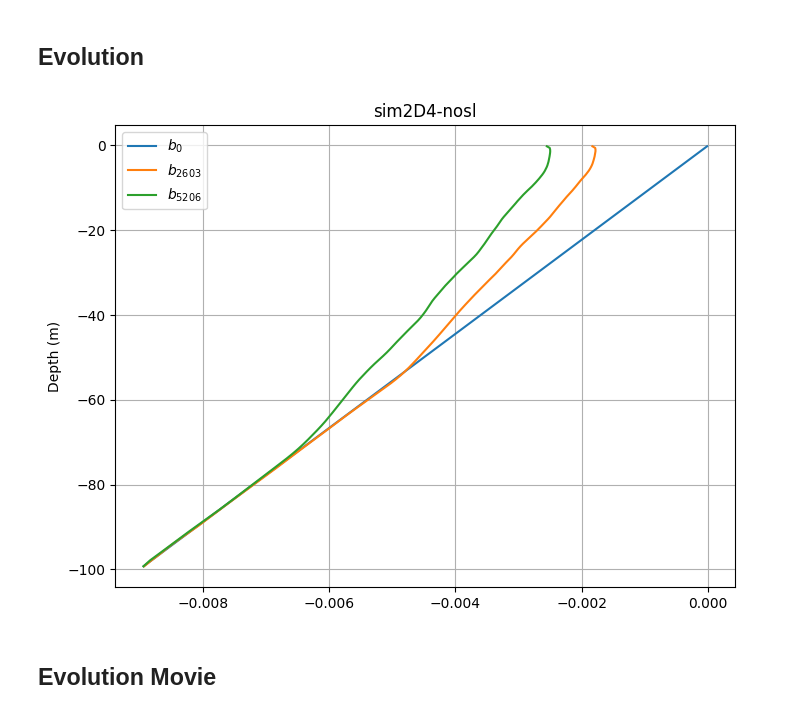
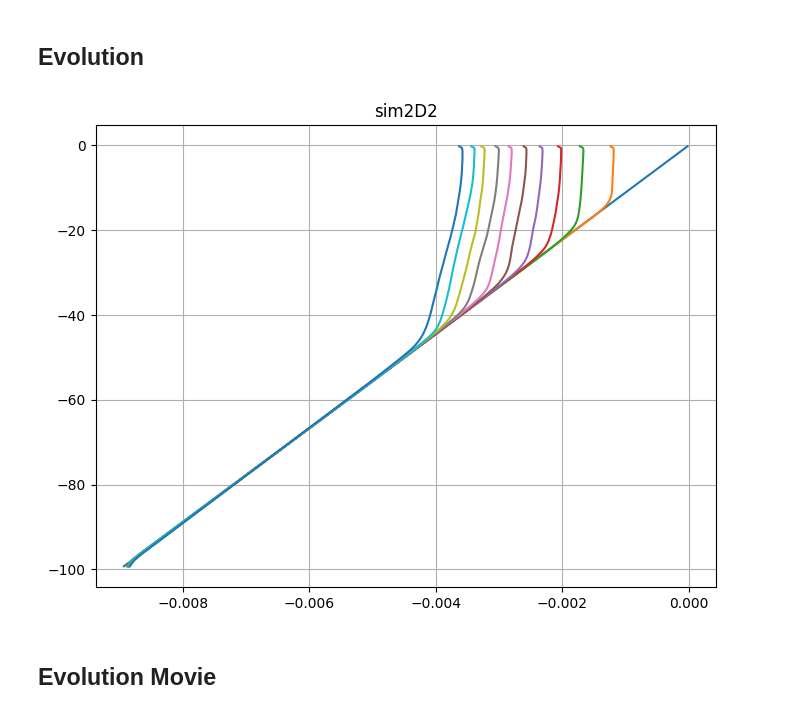
Before and after one commit to MarvynBailly/Buoyancy-Driven-Convection, a Jupyter notebook: Analysis/analyze.ipynb, the cells around one changed output. Drawn from its saved outputs; the diff is of its cells as text; code cells hidden in the pictures.

```diff
--- a/Analysis/analyze.ipynb
+++ b/Analysis/analyze.ipynb
@@ -40,3 +41,8 @@ loading cases ['sim2D1-20-nosl', 'sim2D2-20-nosl', 'sim2D3-20-nosl', 'sim2D4-20-
+# %%
+nc_file = f"../Data/sim2D2-20-pw1_averages.nc"
+ds_avg1 = xr.open_dataset(nc_file).load()
+ncs.append(ds_avg1)
+ds_avg1.close()
 # %% [markdown]
 Forgot to save these in the `.nc` files to let's just load them in here for now
 # %%
@@ -97,6 +103,8 @@ alpha_beta_list = [(sim['αᵣ'] + sim['αₛ'], sim['β']) for sim in simulatio
 print(alpha_beta_list)
 # %% [output]
 [(0.3, 0), (0.21, -0.09), (0.22999999999999998, -0.04), (0.21, -0.2), (0.12, -0.03), (0.42, -0.12)]
+# %%
+cases.append("sim2D2-flux")
 # %%
 #TODO: Load in variables from .nc files and remove the above
 # Load variables
@@ -106,7 +114,7 @@ inertial_period = (2*math.pi)/f #s
 # %% [markdown]
 # Buoyancy Profile
 # %%
-index = 3                  # 0 -> 2D1, 1 -> 2D2, ...
+index = 1                 # 0 -> 2D1, 1 -> 2D2, ...
 data_set = cases[index]
 ds_avg = ncs[index]
 
@@ -127,21 +135,27 @@ plt.show()
 [figure]
 # %% [markdown]
 ## Evolution
+# %%
+ds_avg = ds_avg1
 # %%
 final_time = len(ds_avg.b)-1
 middle_time = int(round((final_time) / 2))
 
 plt.figure(figsize=(8, 6))
-plt.plot(ds_avg.b.isel(time=0).values, ds_avg.zC, label=f"$b_0$")
-plt.plot(ds_avg.b.isel(time=middle_time).values, ds_avg.zC, label=f"$b_{{{middle_time}}}$")
-plt.plot(ds_avg.b.isel(time=final_time).values, ds_avg.zC, label=f"$b_{{{final_time}}}$")
-plt.ylabel('Depth (m)')
-plt.legend()
+for i in range(0, final_time, round(final_time/11)):
+    plt.plot(ds_avg.b.isel(time=i).values, ds_avg.zC)
+
+
+# plt.plot(ds_avg.b.isel(time=0).values, ds_avg.zC, label=f"$b_0$")
+# plt.plot(ds_avg.b.isel(time=middle_time).values, ds_avg.zC, label=f"$b_{{{middle_time}}}$")
+# plt.plot(ds_avg.b.isel(time=final_time).values, ds_avg.zC, label=f"$b_{{{final_time}}}$")
+# plt.ylabel('Depth (m)')
+# plt.legend()
 plt.title(data_set)
 plt.grid()
 plt.show()
 # %% [output]
-[figure, old version]
+[figure, new version]
 # %% [markdown]
 ## Evolution Movie
 # %%
```
Also changed, not shown: parts of 5 cells of this notebook, 12 other files.
